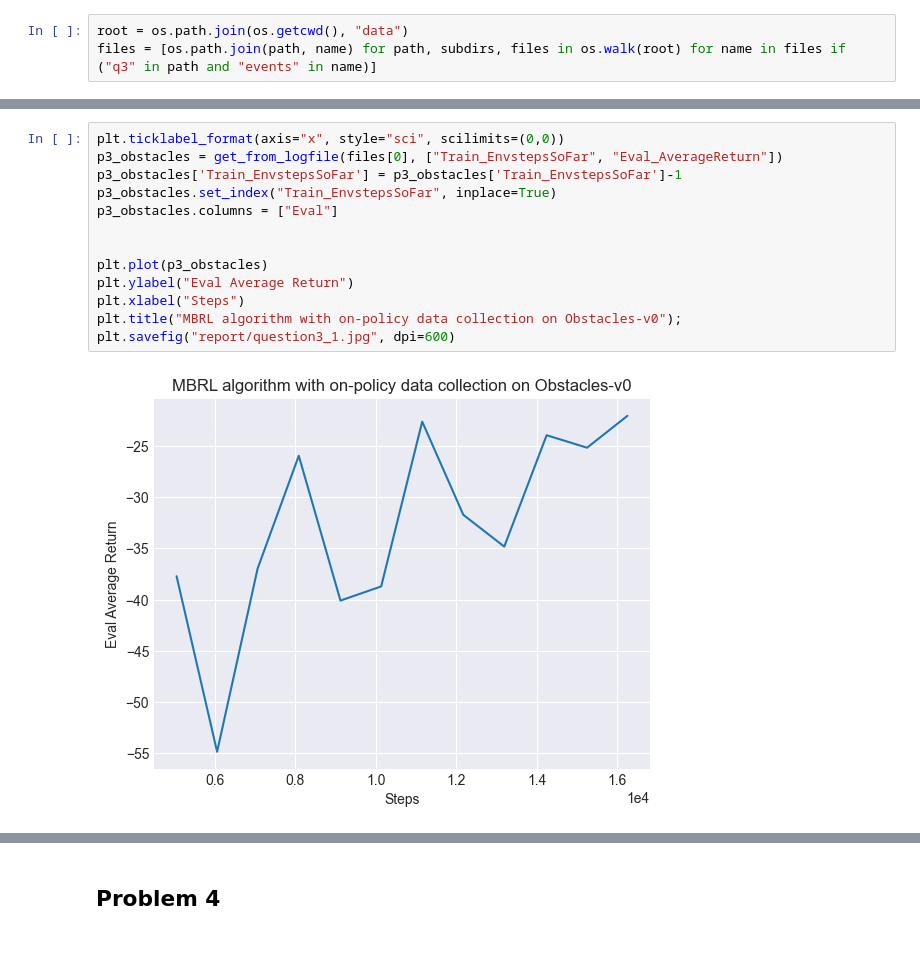
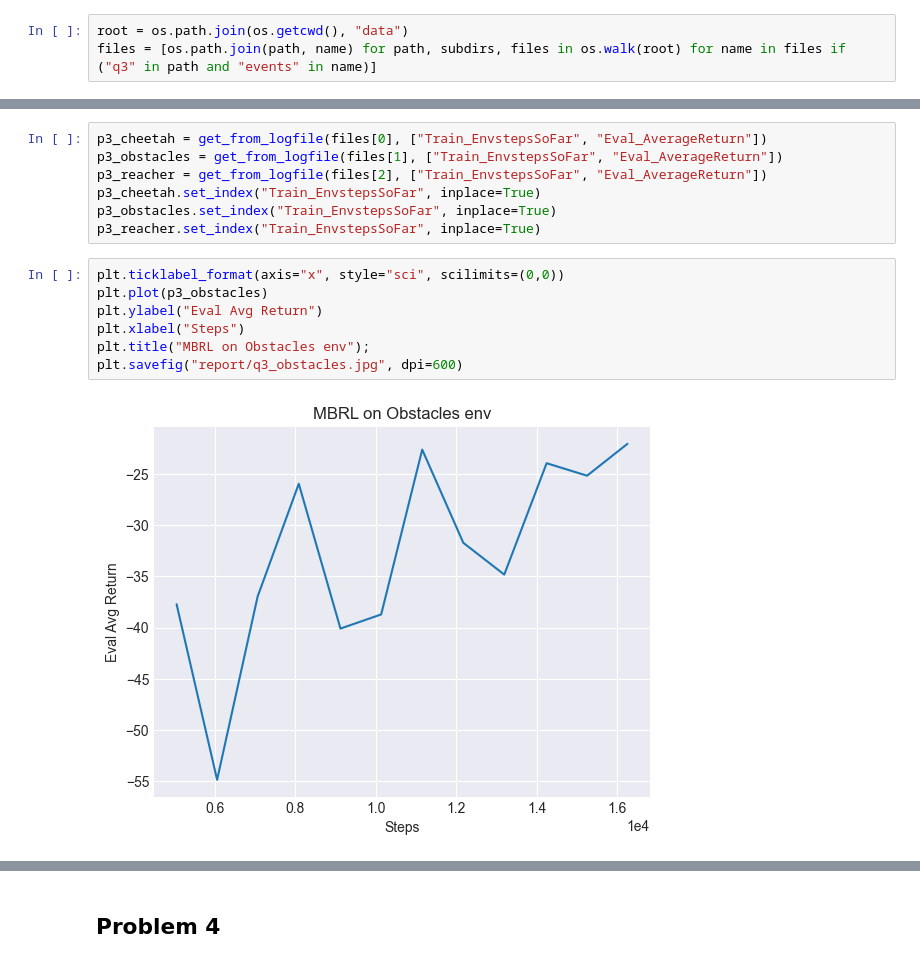
Before and after one commit to jesperhauch/homework_fall2022, a Jupyter notebook: hw4/report/plotting file.ipynb, the cells around one changed output, grey strips where cells are left out. Saved outputs shown, nothing was run; the diff lists cells and outputs as text.

```diff
--- a/hw4/report/plotting file.ipynb
+++ b/hw4/report/plotting file.ipynb
@@ -54,15 +55,16 @@ files
+# %%
+p3_cheetah = get_from_logfile(files[0], ["Train_EnvstepsSoFar", "Eval_AverageReturn"])
+p3_obstacles = get_from_logfile(files[1], ["Train_EnvstepsSoFar", "Eval_AverageReturn"])
+p3_reacher = get_from_logfile(files[2], ["Train_EnvstepsSoFar", "Eval_AverageReturn"])
+p3_cheetah.set_index("Train_EnvstepsSoFar", inplace=True)
+p3_obstacles.set_index("Train_EnvstepsSoFar", inplace=True)
+p3_reacher.set_index("Train_EnvstepsSoFar", inplace=True)
 # %%
 plt.ticklabel_format(axis="x", style="sci", scilimits=(0,0))
-p3_obstacles = get_from_logfile(files[0], ["Train_EnvstepsSoFar", "Eval_AverageReturn"])
-p3_obstacles['Train_EnvstepsSoFar'] = p3_obstacles['Train_EnvstepsSoFar']-1
-p3_obstacles.set_index("Train_EnvstepsSoFar", inplace=True)
-p3_obstacles.columns = ["Eval"]
-
-
 plt.plot(p3_obstacles)
-plt.ylabel("Eval Average Return")
+plt.ylabel("Eval Avg Return")
 plt.xlabel("Steps")
-plt.title("MBRL algorithm with on-policy data collection on Obstacles-v0");
-plt.savefig("report/question3_1.jpg", dpi=600)
+plt.title("MBRL on Obstacles env");
+plt.savefig("report/q3_obstacles.jpg", dpi=600)
 # %% [output]
-[figure, old version]
+[figure, new version]
```
Also changed, not shown: parts of 18 cells of this notebook.
